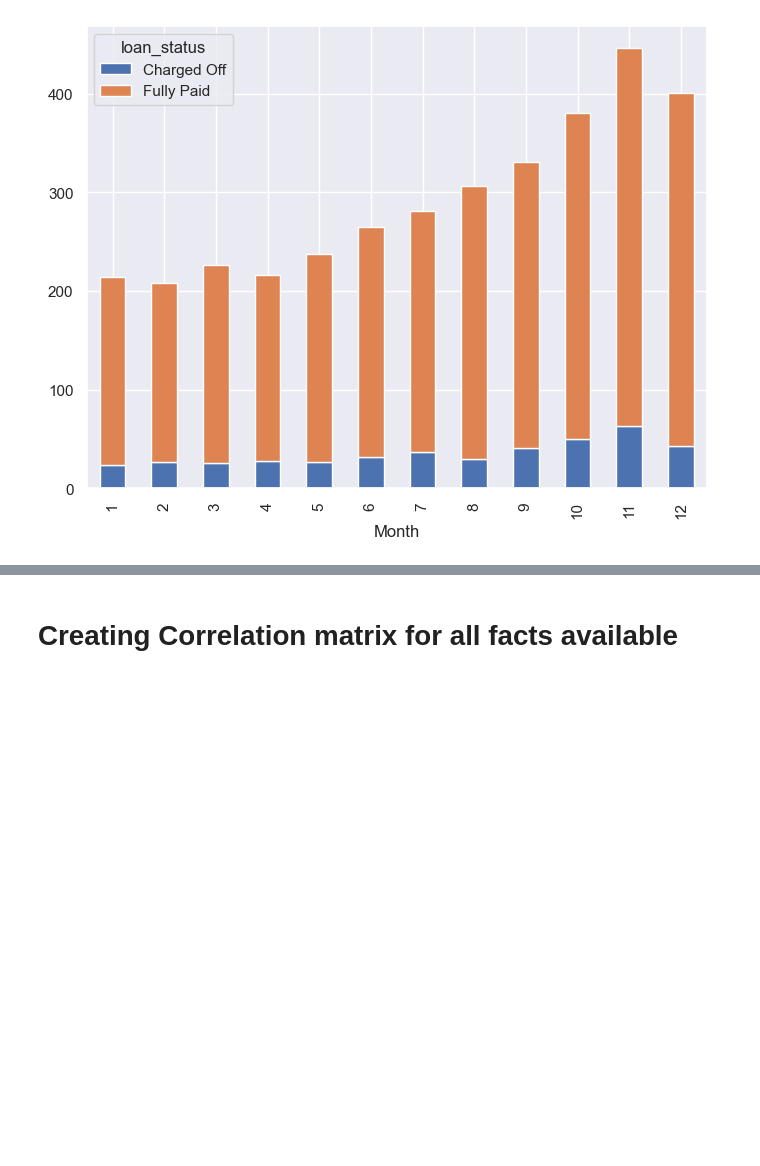
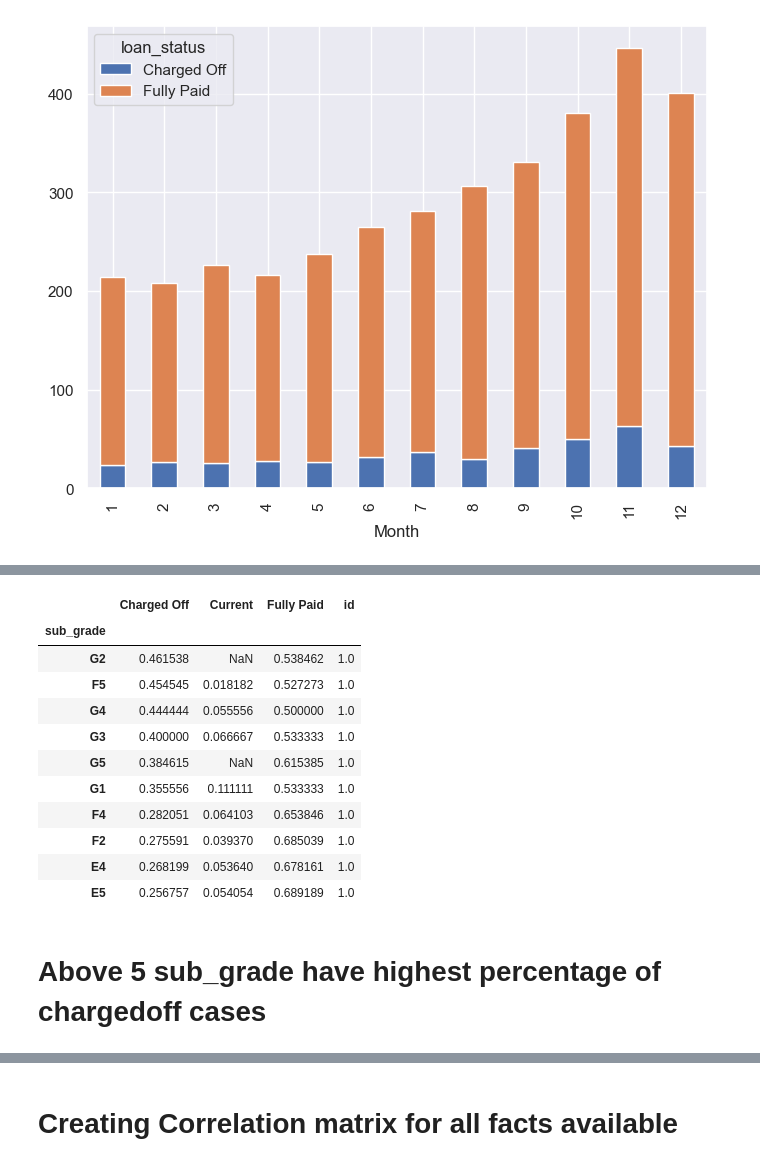
Before and after one commit to AjyNegi/Lending-Club-Case-Study, a Jupyter notebook: Group_Facilitator_Name.ipynb, the cells around one changed output, grey strips where cells are left out. Drawn from its saved outputs; the diff is of its cells as text; code cells hidden in the pictures; blank space fills up the shorter version.

```diff
--- a/Group_Facilitator_Name.ipynb
+++ b/Group_Facilitator_Name.ipynb
@@ -372,0 +447,20 @@ temp_df.div(temp_df['id'],axis=0).sort_values(by='Charged Off',ascending=False).
+# %%
+# In Subgrade there are too many values hence no graph, we can use top 5 table for this
+temp_df =loan_df_remv_otlr.groupby(['sub_grade','loan_status']).size().unstack()
+temp_df=temp_df.merge(loan_df_remv_otlr.groupby(['sub_grade']).agg({'id':'count'}),on='sub_grade',how='right')
+temp_df.div(temp_df['id'],axis=0).sort_values(by='Charged Off',ascending = False).head(10)
+# %% [output]
+|  | Charged Off | Current | Fully Paid | id |
+| sub_grade |  |  |  |  |
+| G2 | 0.461538 | NaN | 0.538462 | 1.0 |
+| F5 | 0.454545 | 0.018182 | 0.527273 | 1.0 |
+| G4 | 0.444444 | 0.055556 | 0.500000 | 1.0 |
+| G3 | 0.400000 | 0.066667 | 0.533333 | 1.0 |
+| G5 | 0.384615 | NaN | 0.615385 | 1.0 |
+| G1 | 0.355556 | 0.111111 | 0.533333 | 1.0 |
+| F4 | 0.282051 | 0.064103 | 0.653846 | 1.0 |
+| F2 | 0.275591 | 0.039370 | 0.685039 | 1.0 |
+| E4 | 0.268199 | 0.053640 | 0.678161 | 1.0 |
+| E5 | 0.256757 | 0.054054 | 0.689189 | 1.0 |
+# %% [markdown]
+# Above 5 sub_grade have highest percentage of chargedoff cases
```
Also changed, not shown: parts of 63 cells of this notebook.
